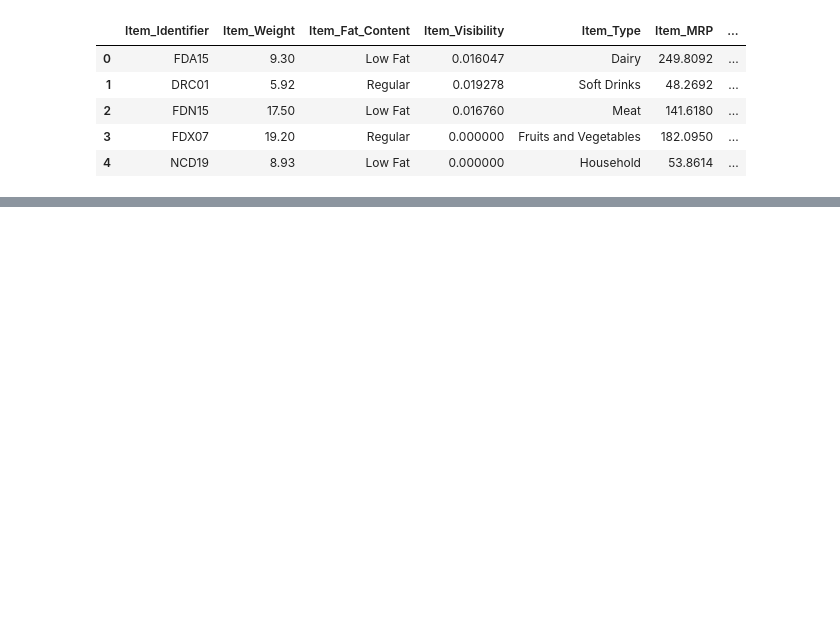
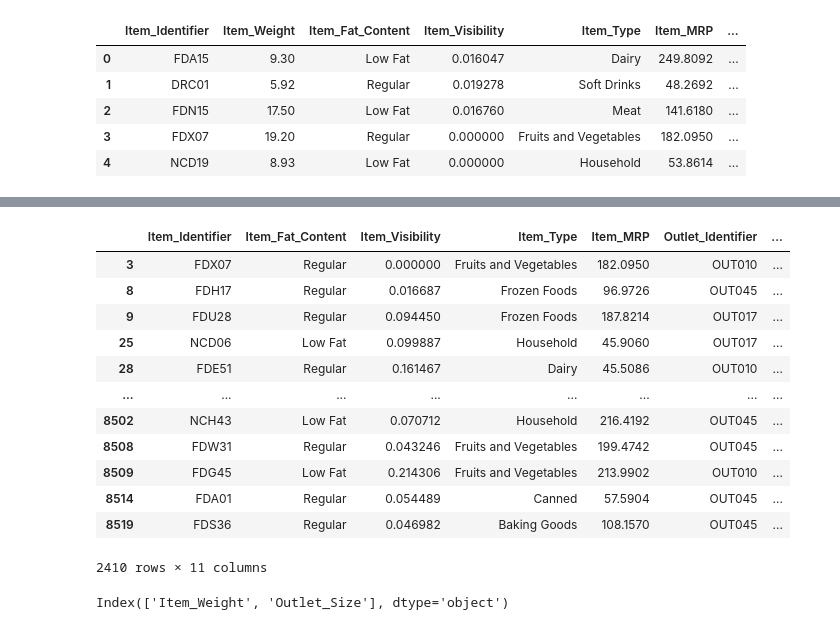
Before and after one commit to JessicaGreen22/food-sales-location-predictions, a Jupyter notebook: Food_Sales_predictions.ipynb, the cells around one changed output, grey strips where cells are left out. Cells and saved outputs as stored; diff of their text form; code cells hidden in the pictures; blank space fills up the shorter version.

```diff
--- a/Food_Sales_predictions.ipynb
+++ b/Food_Sales_predictions.ipynb
@@ -15,0 +55,3 @@ df.head()
+# %%
+df = pd.DataFrame(sales)
+print(df.dtypes)
@@ -15,0 +94,25 @@ df.head()
+# %%
+#drop missing data for Item Weight due to it does not apper it could be beneficial data to determine sales
+df = df.drop(columns='Item_Weight')
+# %%
+df[df.isna().any(axis=1)]
+# %% [output]
+|  | Item_Identifier | Item_Fat_Content | Item_Visibility | Item_Type | Item_MRP | Outlet_Identifier | ... |
+| 3 | FDX07 | Regular | 0.000000 | Fruits and Vegetables | 182.0950 | OUT010 | ... |
+| 8 | FDH17 | Regular | 0.016687 | Frozen Foods | 96.9726 | OUT045 | ... |
+| 9 | FDU28 | Regular | 0.094450 | Frozen Foods | 187.8214 | OUT017 | ... |
+| 25 | NCD06 | Low Fat | 0.099887 | Household | 45.9060 | OUT017 | ... |
+| 28 | FDE51 | Regular | 0.161467 | Dairy | 45.5086 | OUT010 | ... |
+| ... | ... | ... | ... | ... | ... | ... | ... |
+| 8502 | NCH43 | Low Fat | 0.070712 | Household | 216.4192 | OUT045 | ... |
+| 8508 | FDW31 | Regular | 0.043246 | Fruits and Vegetables | 199.4742 | OUT045 | ... |
+| 8509 | FDG45 | Low Fat | 0.214306 | Fruits and Vegetables | 213.9902 | OUT010 | ... |
+| 8514 | FDA01 | Regular | 0.054489 | Canned | 57.5904 | OUT045 | ... |
+| 8519 | FDS36 | Regular | 0.046982 | Baking Goods | 108.1570 | OUT045 | ... |
+2410 rows × 11 columns
+# %%
+null_vals = sales.isna().sum()
+x = null_vals[null_vals>0].index
+x
+# %% [output]
+Index(['Item_Weight', 'Outlet_Size'], dtype='object')
```
Also changed, not shown: parts of 26 cells of this notebook.
